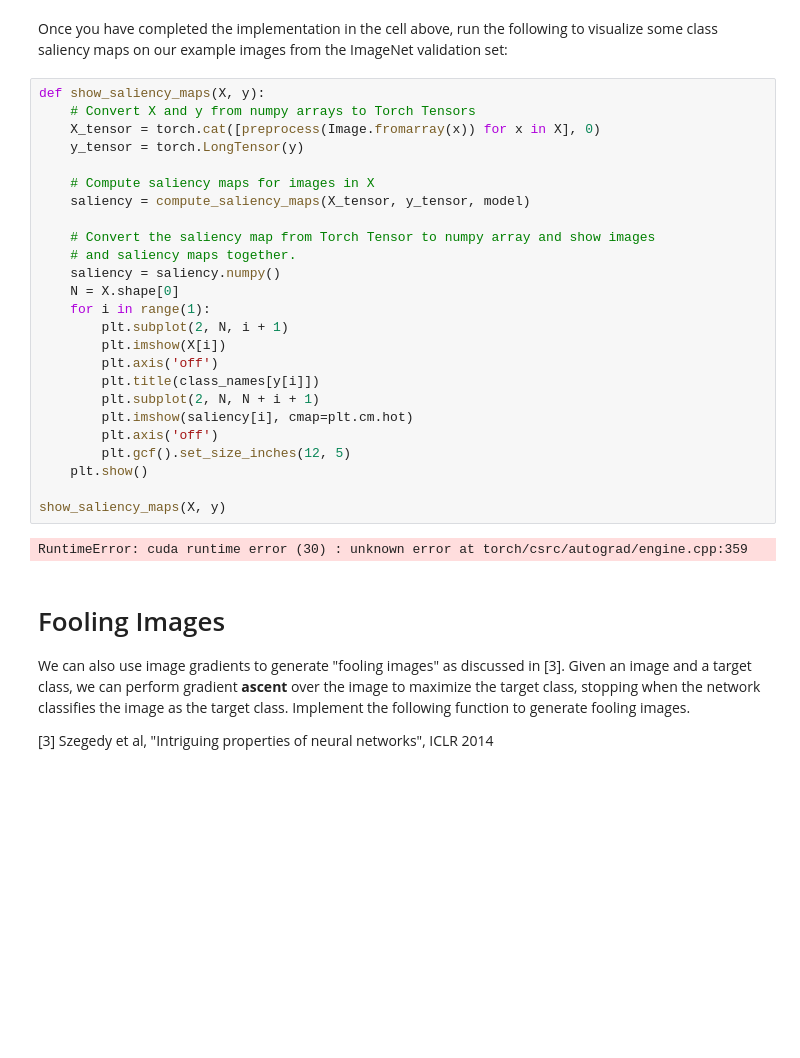
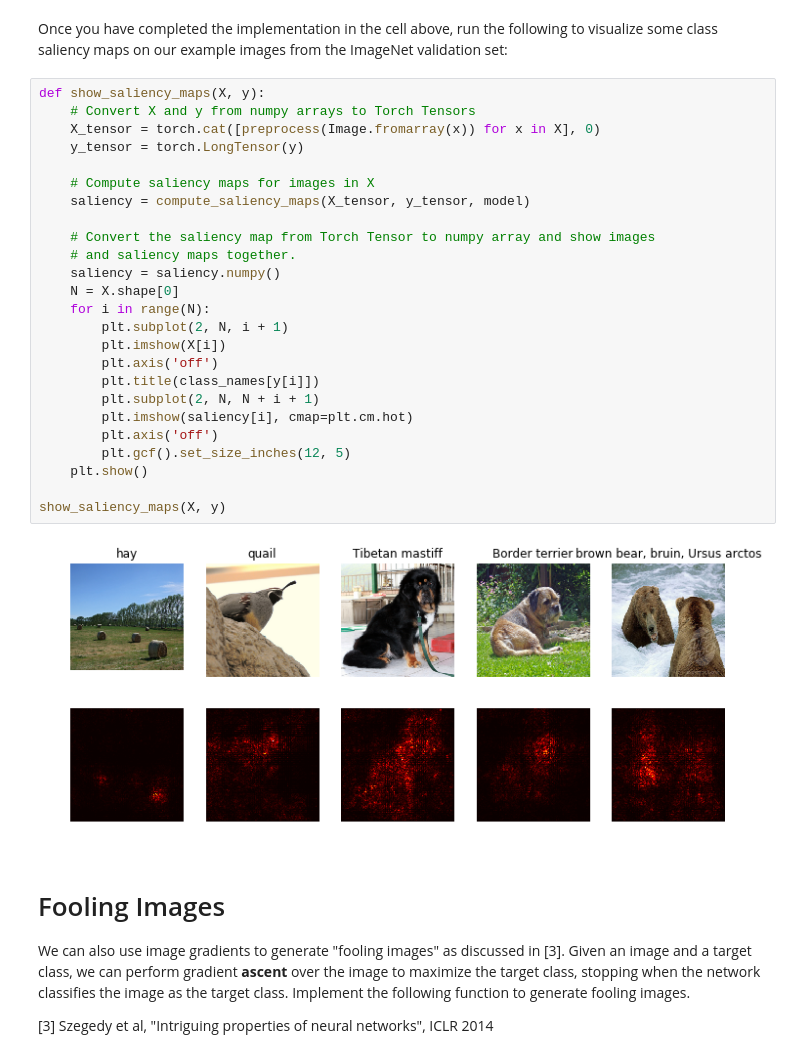
Before and after one commit to christydennison/cs231n, a Jupyter notebook: assignments/assignment3/NetworkVisualization-PyTorch.ipynb, the cells around one changed output. Drawn from its saved outputs; the diff is of its cells as text; blank space fills up the shorter version.

```diff
--- a/assignments/assignment3/NetworkVisualization-PyTorch.ipynb
+++ b/assignments/assignment3/NetworkVisualization-PyTorch.ipynb
@@ -206,30 +196,30 @@ Once you have completed the implementation in the cell above, run the following
 # %%
 def show_saliency_maps(X, y):
     # Convert X and y from numpy arrays to Torch Tensors
     X_tensor = torch.cat([preprocess(Image.fromarray(x)) for x in X], 0)
     y_tensor = torch.LongTensor(y)
 
     # Compute saliency maps for images in X
     saliency = compute_saliency_maps(X_tensor, y_tensor, model)
 
     # Convert the saliency map from Torch Tensor to numpy array and show images
     # and saliency maps together.
     saliency = saliency.numpy()
     N = X.shape[0]
-    for i in range(1):
+    for i in range(N):
         plt.subplot(2, N, i + 1)
         plt.imshow(X[i])
         plt.axis('off')
         plt.title(class_names[y[i]])
         plt.subplot(2, N, N + i + 1)
         plt.imshow(saliency[i], cmap=plt.cm.hot)
         plt.axis('off')
         plt.gcf().set_size_inches(12, 5)
     plt.show()
 
 show_saliency_maps(X, y)
 # %% [output]
-RuntimeError: cuda runtime error (30) : unknown error at torch/csrc/autograd/engine.cpp:359
+[figure, added]
 # %% [markdown]
 # Fooling Images
 We can also use image gradients to generate "fooling images" as discussed in [3]. Given an image and a target class, we can perform gradient **ascent** over the image to maximize the target class, stopping when the network classifies the image as the target class. Implement the following function to generate fooling images.
```
Also changed, not shown: parts of 10 cells of this notebook.
